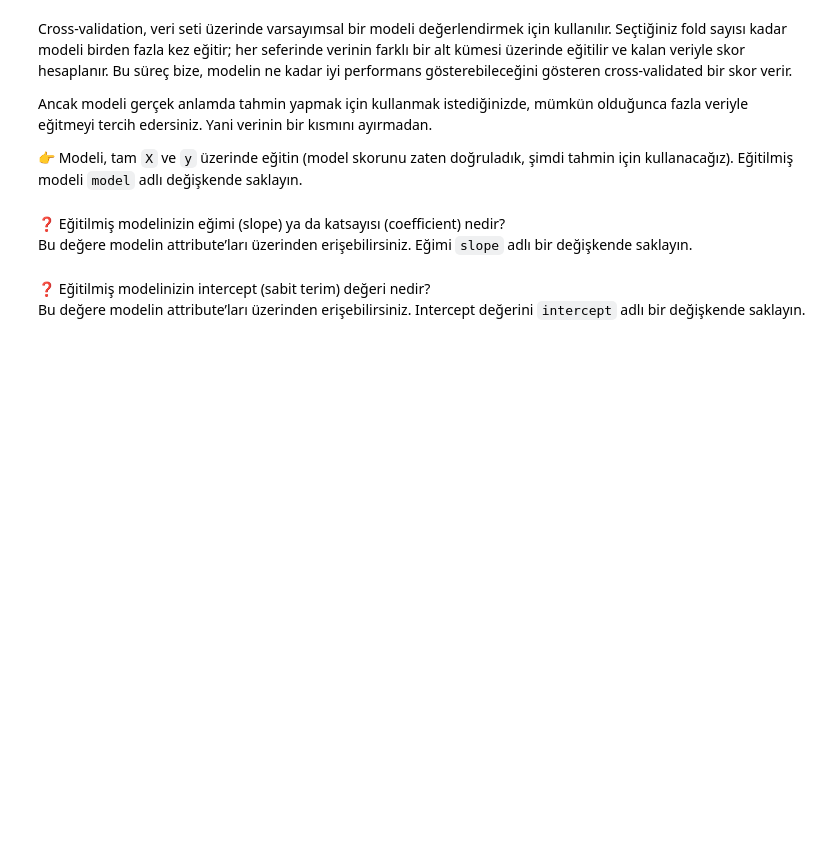
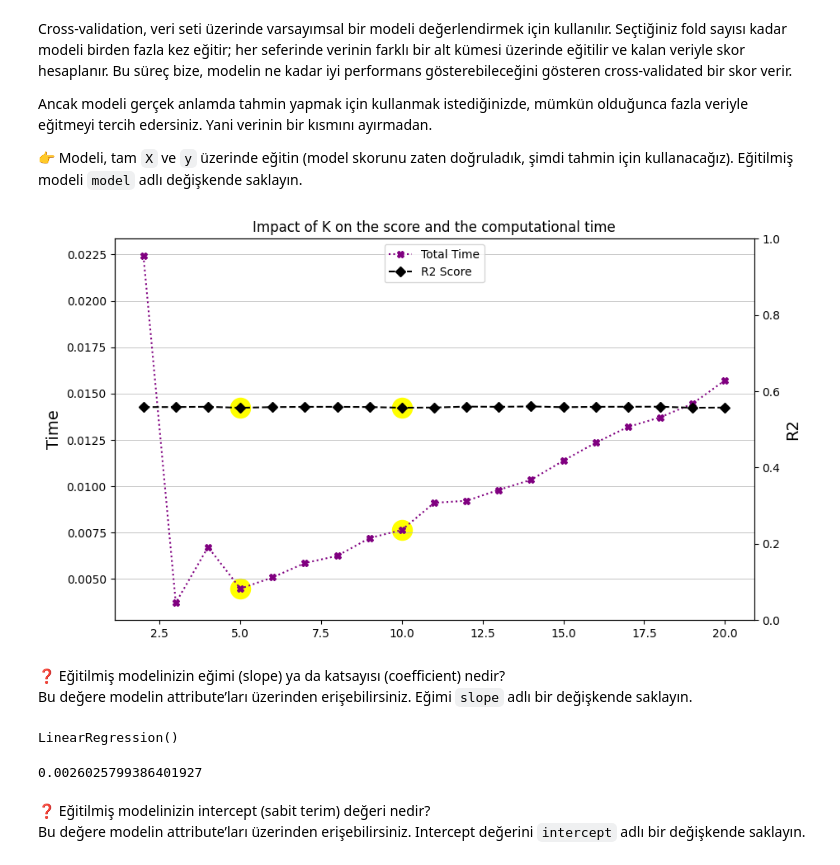
Before and after one commit to dilaybezazoglu/S16D1-S-data-linear-regression, a Jupyter notebook: Linear_Regression.ipynb, the cells around one changed output. Drawn from its saved outputs; the diff is of its cells as text; code cells hidden in the pictures; blank space fills up the shorter version.

Commit message:
Save and finalize Linear_Regression notebook

```diff
--- a/Linear_Regression.ipynb
+++ b/Linear_Regression.ipynb
@@ -151,3 +172,26 @@ Ancak modeli gerçek anlamda tahmin yapmak için kullanmak istediğinizde, mümk
+# %%
+with plt.style.context('fast'):
+    plt.figure(figsize=(10, 6))
+    ax1 = plt.gca()
+    ax2 = ax1.twinx()
+    ax1.plot(K, total_time, color="purple", linestyle=":", marker="X", label="Total Time")
+    ax2.plot(K, score, label="R2 Score", c="black", linestyle = "dashed", marker="D")
+    ax2.set_ylim(0, 1)
+    lines, labels = ax1.get_legend_handles_labels()
+    lines2, labels2 = ax2.get_legend_handles_labels()
+    ax2.legend(lines + lines2, labels + labels2, loc='upper center')
+    ax1.scatter(5, total_time[5-2], c='yellow', s=300)
+    ax1.scatter(10, total_time[10-2], c='yellow', s=300)
+    ax2.scatter(5, score[5-2], c='yellow', s=300)
+    ax2.scatter(10, score[10-2], c='yellow', s=300)
+
+    ax1.grid(axis="y", linewidth=0.5)
+    ax1.set_title('Impact of K on the score and the computational time')
+    ax1.set_ylabel('Time', fontsize=14)
+    ax2.set_ylabel('R2', fontsize=14)
+    plt.show()
+# %% [output]
+[figure, added]
 # %% [markdown]
 ❓ Eğitilmiş modelinizin eğimi (slope) ya da katsayısı (coefficient) nedir?
 Bu değere modelin attribute’ları üzerinden erişebilirsiniz. Eğimi `slope` adlı bir değişkende saklayın.
@@ -156,3 +198,13 @@ Bu değere modelin attribute’ları üzerinden erişebilirsiniz. Eğimi `slope`
+# %%
+model = LinearRegression()
+model.fit(X, y)
+# %% [output]
+LinearRegression()
+# %%
+slope = model.coef_[0]
+slope
+# %% [output]
+0.0026025799386401927
 # %% [markdown]
 ❓ Eğitilmiş modelinizin intercept (sabit terim) değeri nedir?
 Bu değere modelin attribute’ları üzerinden erişebilirsiniz. Intercept değerini `intercept` adlı bir değişkende saklayın.
```
Also changed, not shown: parts of 19 cells of this notebook.
